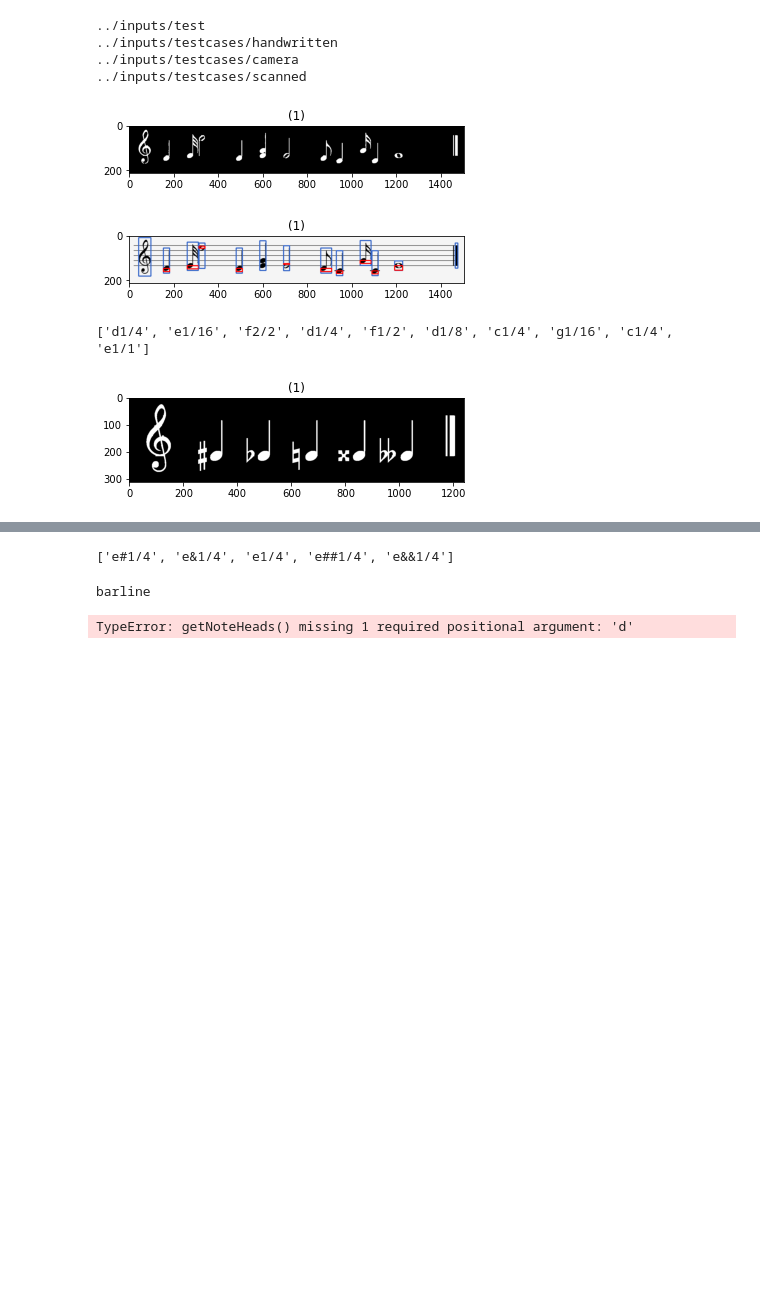
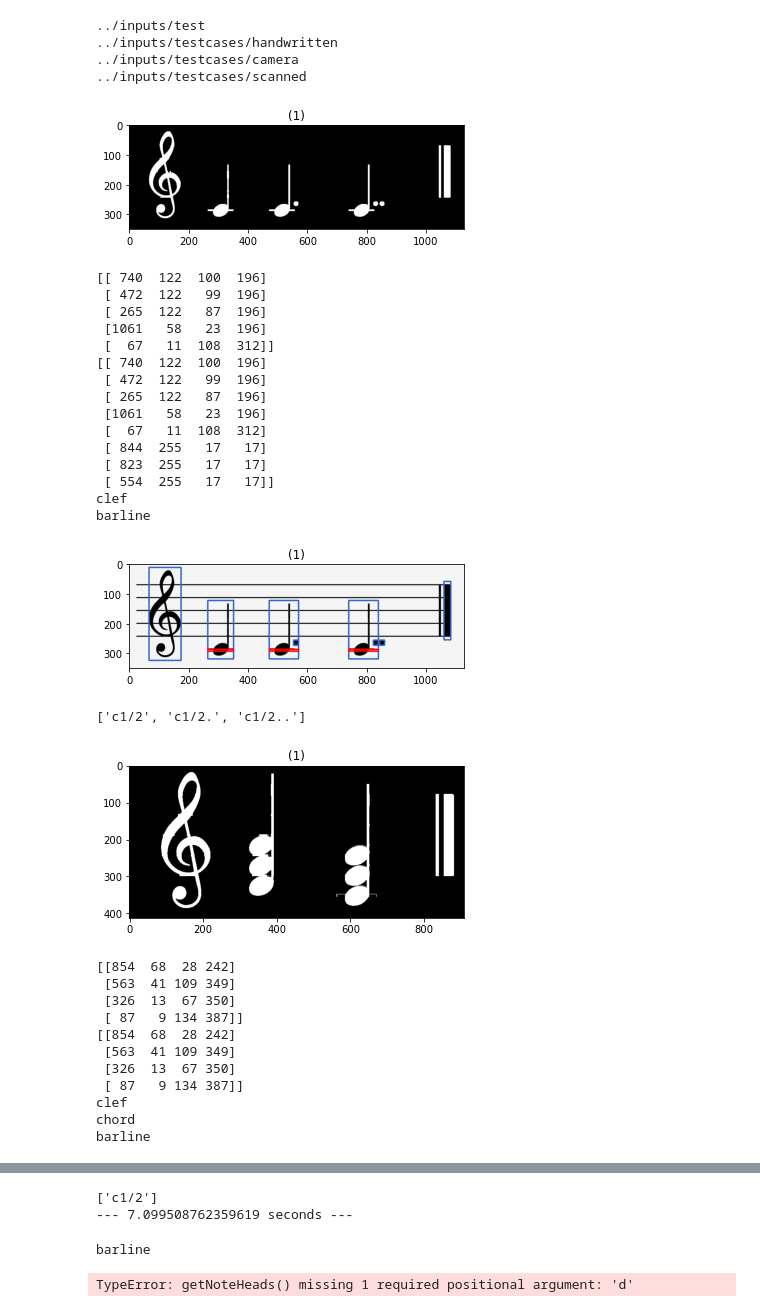
Before and after one commit to aaarafat/Mushido, a Jupyter notebook: notebooks/isolation2.ipynb, the cells around one changed output, grey strips where cells are left out. Cells and saved outputs as stored; diff of their text form; code cells hidden in the pictures; blank space fills up the shorter version.

```diff
--- a/notebooks/isolation2.ipynb
+++ b/notebooks/isolation2.ipynb
@@ -463,7 +463,34 @@ for i , img in enumerate(images) :
     img_isolated = remove_staff_lines(bimg,t,d , tratio < 4 )
     img_isolated = img_isolated.astype("uint8")
     show_images([img_isolated])
+    # get dots
+    contours, _ = cv2.findContours(img_isolated, cv2.RETR_TREE, cv2.CHAIN_APPROX_SIMPLE)
+    temp_img = img.copy()
+    backtorgb = cv2.cvtColor(temp_img,cv2.COLOR_GRAY2RGB)
+    cdots = []
+    dots = []
+    for contour in contours:
+        x,y,w,h = cv2.boundingRect(contour)
+        if(w > d//2 and h > d):
+            cv2.rectangle(backtorgb,(x,y),(x+w,y+h),(50,100,200),3)
+        elif ( d//4 < w < d//2 and d//4 < h < d//2) :
+            cdots.append((x,y,w,h))
+    dots_isolated = np.zeros(img.shape)
+    for dot in cdots:
+        x,y,w,h = dot
+        deltax = w//4
+        deltay = h//4
+        sum = np.sum(img_isolated[y+deltay:y+h-deltay,x+deltax:x+w-deltax]//255)
+        if sum/((h-2*deltay)*(w-2*deltax)) > 0.9:
+            cv2.rectangle(backtorgb,(x,y),(x+w,y+h),(220,50,50),3)
+            dots.append(dot)
+
     boxes = getContours(img_isolated) # now we have contours after fixing
+    print(boxes)
+    if len(dots):
+        dots = np.array(dots)
+        boxes = np.concatenate((boxes, dots), axis=0)
+    print(boxes)
     boxes = sorted(boxes, key=lambda t: t[0])
     notes = []
     accidentals = "" # Accidentals # &
@@ -485,34 +512,64 @@ for i , img in enumerate(images) :
             elif note_type[0] == 'b':
                 heads = getBeamHeads(croped, d2)
 
             if heads is None:
                 continue
 
             for head in heads:
                 xh,yh,wh,hh = head
                 yh = yh + (hh // 2) + y
                 xh = xh + x
                 #print(yh)
                 idx = np.abs(lines - yh).argmin()
                 char = line_to_char[idx]
                 char = char[:1] + accidentals + char[1:]
                 accidentals = ""
                 notes.append(char + '/' + f)
                 cv2.rectangle(cimg, (xh,yh), (xh+wh,yh+hh), (255,0,0),3)
         elif note_type == "sharp":
             accidentals = "#"
         elif note_type == "flat":
             accidentals = "&"
         elif note_type == "double_sharp":
             accidentals = "##"
         elif note_type == "double_flat":
             accidentals = "&&"
+        elif note_type == "dot":
+             notes[-1] += '.'
+        else:
+            print(note_type)
 
     show_images([cimg])
     print(notes)
 print("--- %s seconds ---" % (time.time() - start_time))
 # %% [output]
-[figure, old version]
+[figure, new version]
+[[ 740  122  100  196]
+ [ 472  122   99  196]
+ [ 265  122   87  196]
+ [1061   58   23  196]
+ [  67   11  108  312]]
+[[ 740  122  100  196]
+ [ 472  122   99  196]
+ [ 265  122   87  196]
+ [1061   58   23  196]
+ [  67   11  108  312]
+ [ 844  255   17   17]
+ [ 823  255   17   17]
+ [ 554  255   17   17]]
+clef
+barline
-[figure, old version]
+[figure, new version]
-['d1/4', 'e1/16', 'f2/2', 'd1/4', 'f1/2', 'd1/8', 'c1/4', 'g1/16', 'c1/4', 'e1/1']
+['c1/2', 'c1/2.', 'c1/2..']
-[figure, old version]
+[figure, new version]
+[[854  68  28 242]
+ [563  41 109 349]
+ [326  13  67 350]
+ [ 87   9 134 387]]
+[[854  68  28 242]
+ [563  41 109 349]
+ [326  13  67 350]
+ [ 87   9 134 387]]
+clef
+chord
+barline
@@ -520,4 +577,5 @@ print("--- %s seconds ---" % (time.time() - start_time))
-['e#1/4', 'e&1/4', 'e1/4', 'e##1/4', 'e&&1/4']
+['c1/2']
+--- 7.099508762359619 seconds ---
 # %%
 img = cv2.imread(os.path.join(outpath,"isolated08.PNG"))
 img = cv2.cvtColor(img, cv2.COLOR_BGR2GRAY)
```
Also changed, not shown: parts of 1 cell of this notebook, 1 other file.
